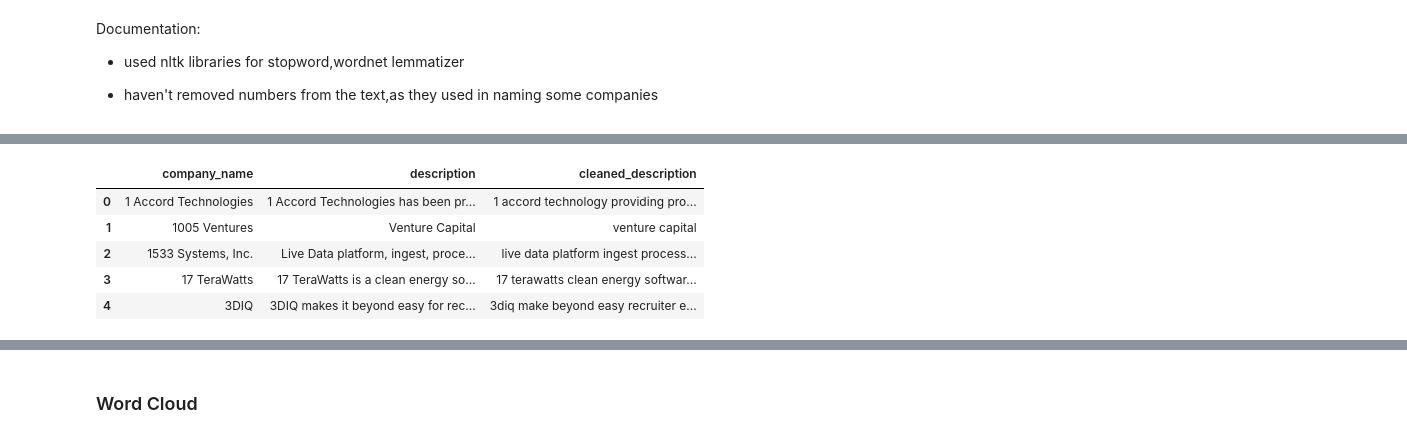
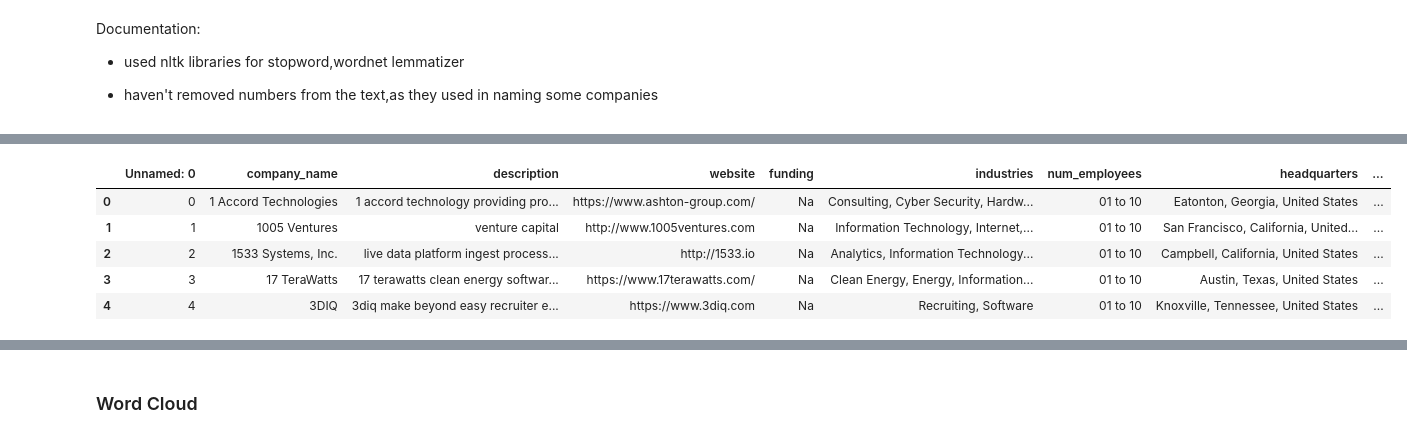
Before and after one commit to OmdenaAI/omdena-pennsylvania-startup, a Jupyter notebook: src/tasks/task-7-company-description-annotation/notebook/Task_7_preprocess.ipynb, the cells around one changed output, grey strips where cells are left out. Cells and saved outputs as stored; diff of their text form; code cells hidden in the pictures.

```diff
--- a/src/tasks/task-7-company-description-annotation/notebook/Task_7_preprocess.ipynb
+++ b/src/tasks/task-7-company-description-annotation/notebook/Task_7_preprocess.ipynb
@@ -84,13 +61,13 @@ def preprocess_textdata(text):
 
   return text
 # %%
-us_data_descr['cleaned_description'] = us_data_descr['description'].apply(preprocess_textdata)
+us_data['description'] = us_data['description'].apply(preprocess_textdata)
 # %%
-us_data_descr.head()
+us_data.head()
 # %% [output]
-|  | company_name | description | cleaned_description |
-| 0 | 1 Accord Technologies | 1 Accord Technologies has been pr... | 1 accord technology providing pro... |
-| 1 | 1005 Ventures | Venture Capital | venture capital |
-| 2 | 1533 Systems, Inc. | Live Data platform, ingest, proce... | live data platform ingest process... |
-| 3 | 17 TeraWatts | 17 TeraWatts is a clean energy so... | 17 terawatts clean energy softwar... |
-| 4 | 3DIQ | 3DIQ makes it beyond easy for rec... | 3diq make beyond easy recruiter e... |
+|  | Unnamed: 0 | company_name | description | website | funding | industries | num_employees | headquarters | ... |
+| 0 | 0 | 1 Accord Technologies | 1 accord technology providing pro... | https://www.ashton-group.com/ | Na | Consulting, Cyber Security, Hardw... | 01 to 10 | Eatonton, Georgia, United States | ... |
+| 1 | 1 | 1005 Ventures | venture capital | http://www.1005ventures.com | Na | Information Technology, Internet,... | 01 to 10 | San Francisco, California, United... | ... |
+| 2 | 2 | 1533 Systems, Inc. | live data platform ingest process... | http://1533.io | Na | Analytics, Information Technology... | 01 to 10 | Campbell, California, United States | ... |
+| 3 | 3 | 17 TeraWatts | 17 terawatts clean energy softwar... | https://www.17terawatts.com/ | Na | Clean Energy, Energy, Information... | 01 to 10 | Austin, Texas, United States | ... |
+| 4 | 4 | 3DIQ | 3diq make beyond easy recruiter e... | https://www.3diq.com | Na | Recruiting, Software | 01 to 10 | Knoxville, Tennessee, United States | ... |
```
Also changed, not shown: parts of 6 cells of this notebook, 1 other file.
